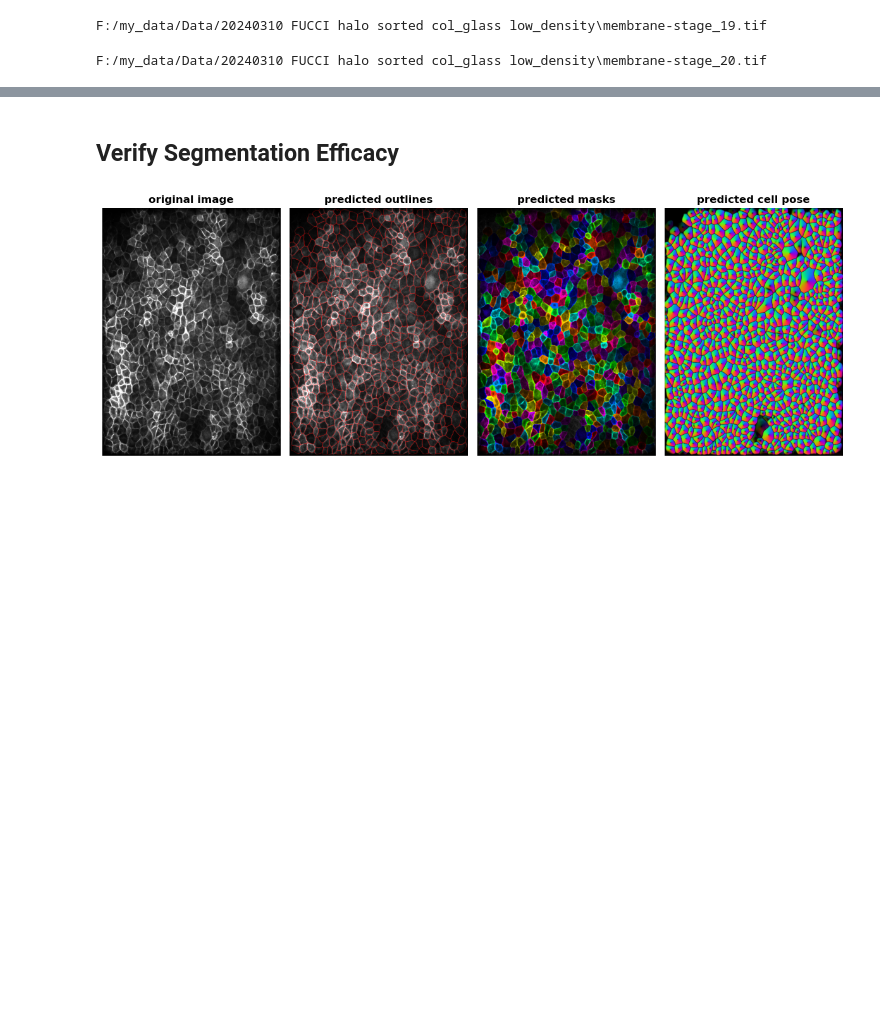
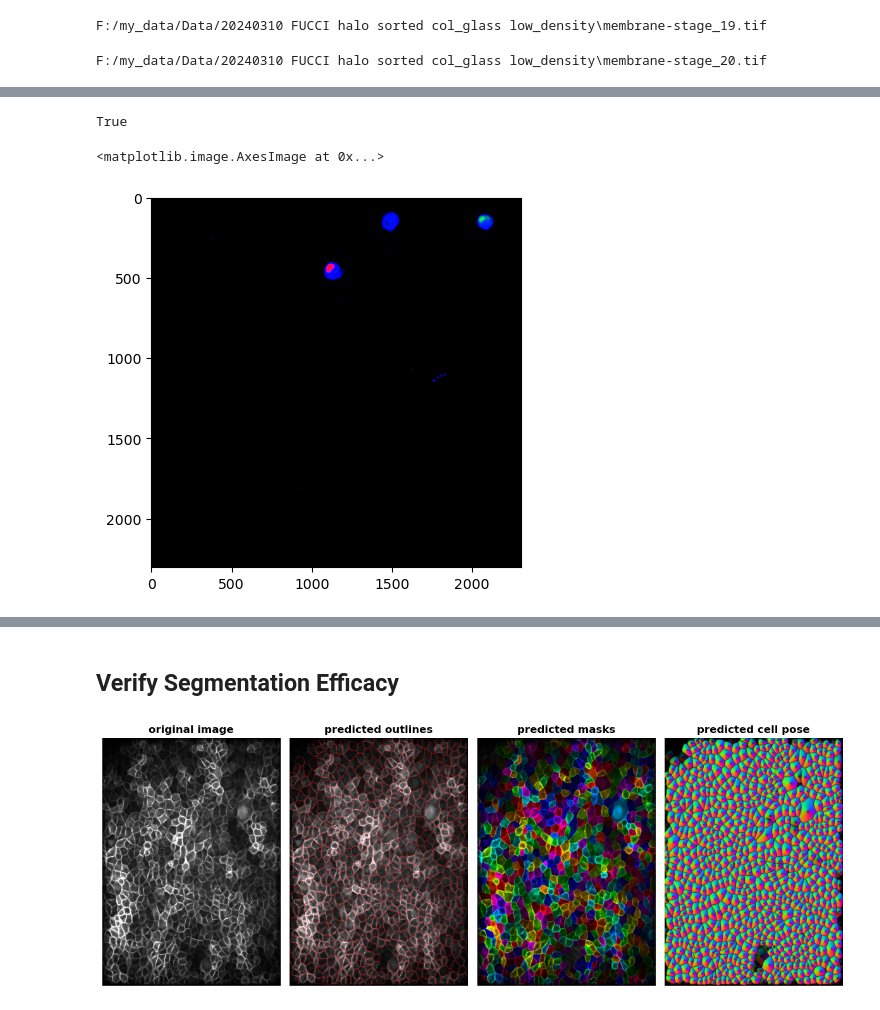
Before and after one commit to andyletzhang/segmentation_tools, a Jupyter notebook: CellSegmentation.ipynb, the cells around one changed output, grey strips where cells are left out. Saved outputs shown, nothing was run; the diff lists cells and outputs as text; code cells hidden in the pictures; blank space fills up the shorter version.

```diff
--- a/CellSegmentation.ipynb
+++ b/CellSegmentation.ipynb
@@ -158,0 +325,41 @@ F:/my_data/Data/20240310 FUCCI halo sorted col_glass low_density\membrane-stage_
+# %%
+imgs=io.imread('Y:\\my_data\\W1\\20240809-14 FUCCI halo 300k 12-well\\day2\\30k_suspended - thresholded.tif')
+# %%
+cp_model=models.CellposeModel(gpu=True, model_type='cyto3')
+size_model=models.SizeModel(cp_model, pretrained_size='C:\\Users\\Andy\\.cellpose\\models\\size_cyto3.npy')
+
+diams=[]
+for img in tqdm(imgs):
+    diameter, style_diams=size_model.eval(img[...,2])
+    diams.append(diameter)
+# %%
+# 12-well suspended
+from monolayer_tracking import preprocessing
+from cellpose import utils
+
+root_dir=r"Y:\my_data\W1\20240809-14 FUCCI halo 300k 12-well"
+
+cp_model=models.CellposeModel(gpu=True, model_type='cyto3')
+size_model=models.SizeModel(cp_model, pretrained_size='C:\\Users\\Andy\\.cellpose\\models\\size_cyto3.npy')
+
+for img_path in natsorted(glob(root_dir+"/day*/30k_suspended - thresholded.tif*")):
+    print(img_path)
+    condition=Path(img_path).stem.split('_')[0]
+    output_path=f'{root_dir}/segmented/suspended/{Path(img_path).parent.stem}/{condition}/'
+    print('saving to', output_path)
+    imgs=io.imread(img_path)
+    Path(output_path).mkdir(exist_ok=True, parents=True)
+
+    for i, img in enumerate(tqdm(imgs)):
+        export_filepath=Path(output_path+f'/{condition}-{i}_seg.npy')
+        if export_filepath.exists():
+            continue
+        masks, flows, styles = cp_model.eval(img[...,2], diameter=30)
+        outlines=preprocessing.masks_to_outlines(masks)
+
+        outlines_list=utils.outlines_list_multi(masks)
+        export={'img':img, 'masks':masks, 'outlines':outlines, 'outlines_list':outlines_list}
+        #export['masks']=remove_edge_masks(export['img'], export['masks'])
+        export['img']=img
+
+        np.save(export_filepath, export)
@@ -158,0 +379,9 @@ F:/my_data/Data/20240310 FUCCI halo sorted col_glass low_density\membrane-stage_
+# %%
+Path(r"Y:\my_data\W1\20240809-14 FUCCI halo 300k 12-well\segmented\suspended\day1\30k\30k-0_seg.npy").exists()
+# %% [output]
+True
+# %%
+plt.imshow(preprocessing.normalize(img.transpose(0,2,1)))
+# %% [output]
+<matplotlib.image.AxesImage at 0x...>
+[figure, added]
```
Also changed, not shown: parts of 17 cells of this notebook, 26 other files.
